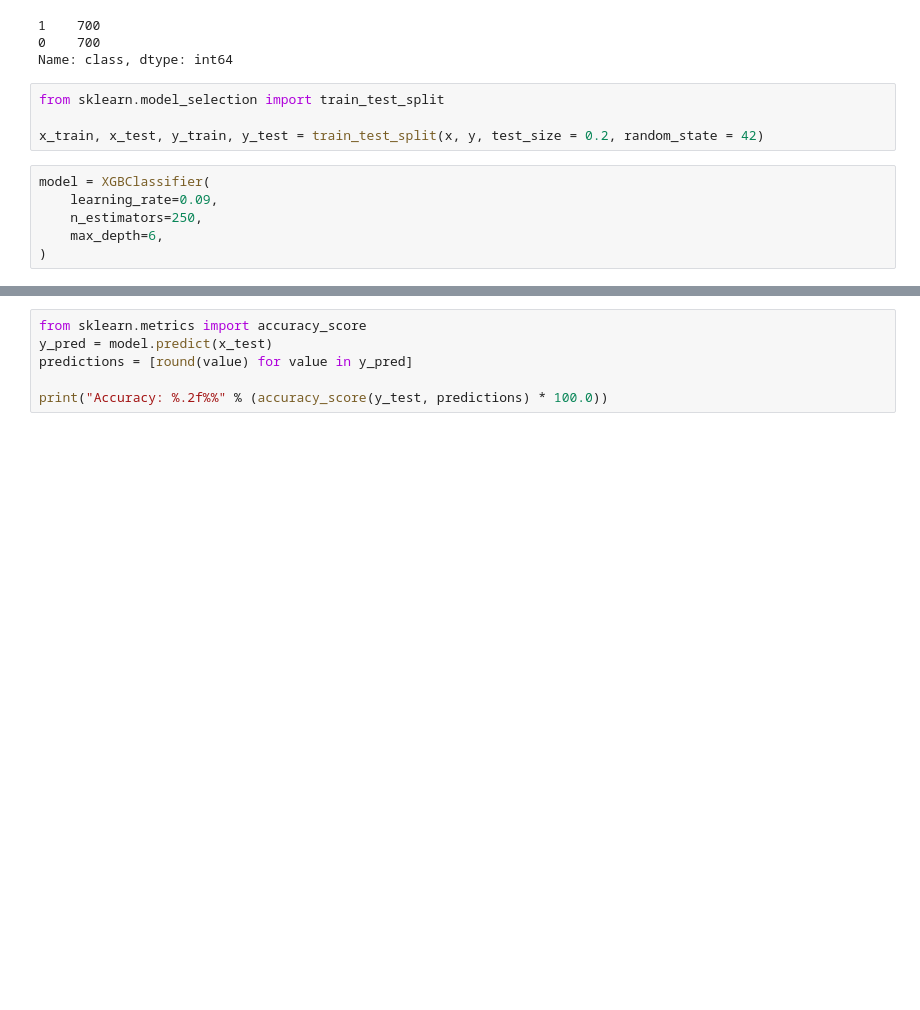
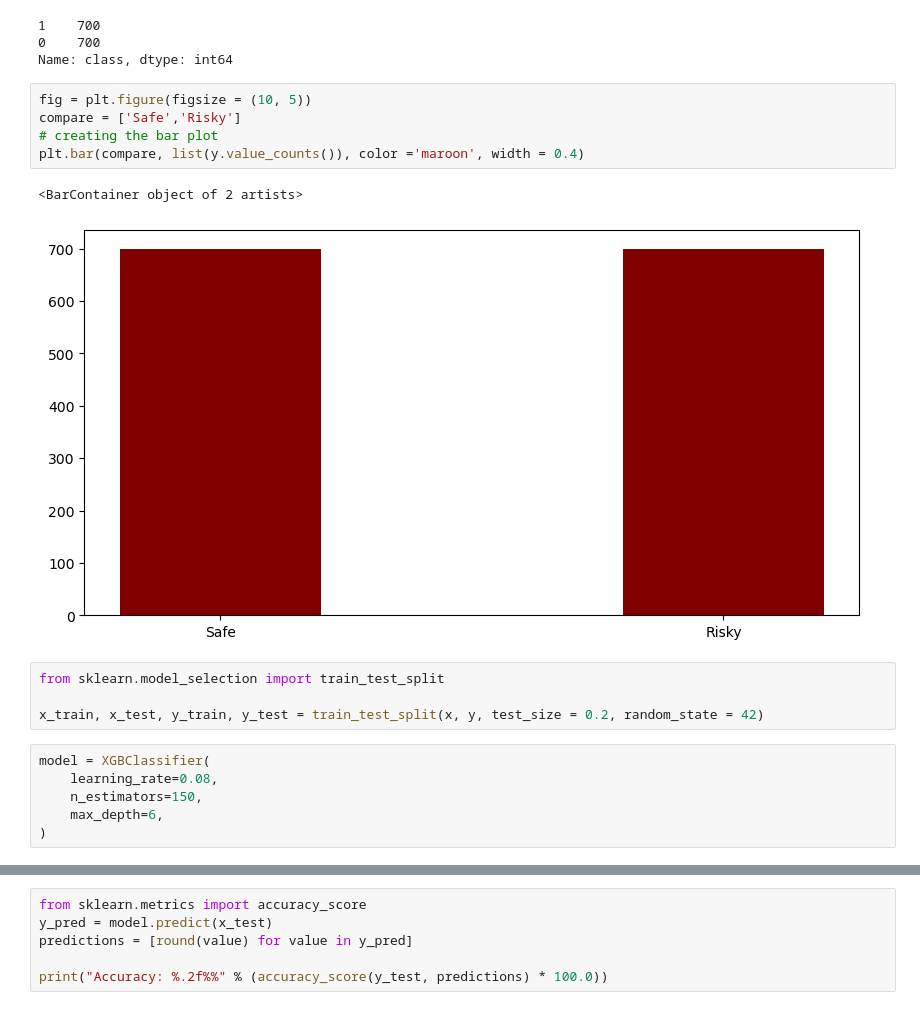
Before and after one commit to ISHA-2112/Classification, a Jupyter notebook: Classification Model.ipynb, the cells around one changed output, grey strips where cells are left out. Saved outputs shown, nothing was run; the diff lists cells and outputs as text; blank space fills up the shorter version.

```diff
--- a/Classification Model.ipynb
+++ b/Classification Model.ipynb
@@ -97,14 +126,22 @@ y.value_counts()
 1    700
 0    700
 Name: class, dtype: int64
+# %%
+fig = plt.figure(figsize = (10, 5))
+compare = ['Safe','Risky']
+# creating the bar plot
+plt.bar(compare, list(y.value_counts()), color ='maroon', width = 0.4)
+# %% [output]
+<BarContainer object of 2 artists>
+[figure, added]
 # %%
 from sklearn.model_selection import train_test_split
 
 x_train, x_test, y_train, y_test = train_test_split(x, y, test_size = 0.2, random_state = 42)
 # %%
 model = XGBClassifier(
-    learning_rate=0.09,
-    n_estimators=250,
+    learning_rate=0.08,
+    n_estimators=150,
     max_depth=6,
 )
 # %%
```
Also changed, not shown: parts of 6 cells of this notebook.
